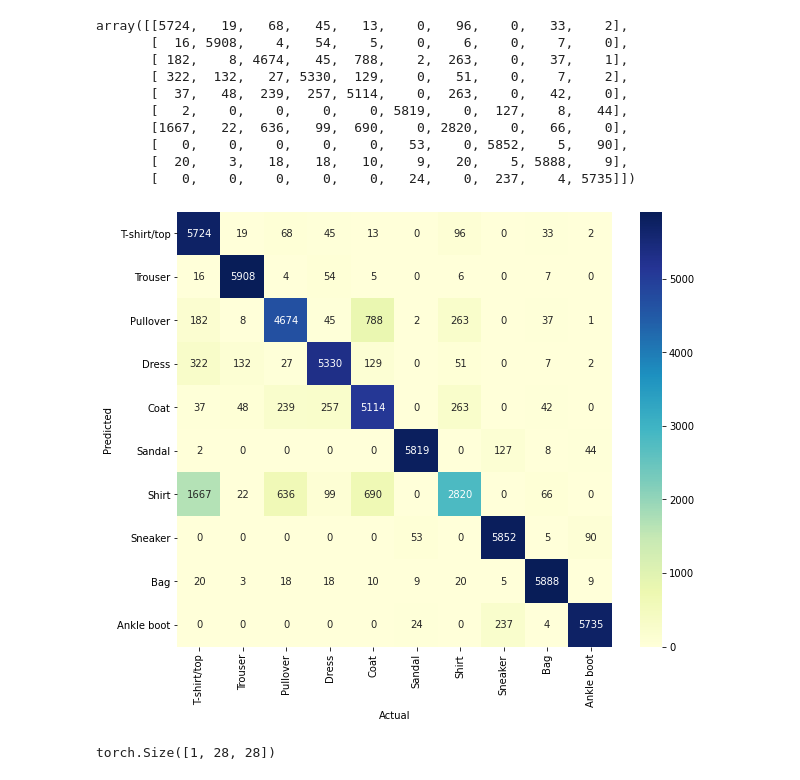
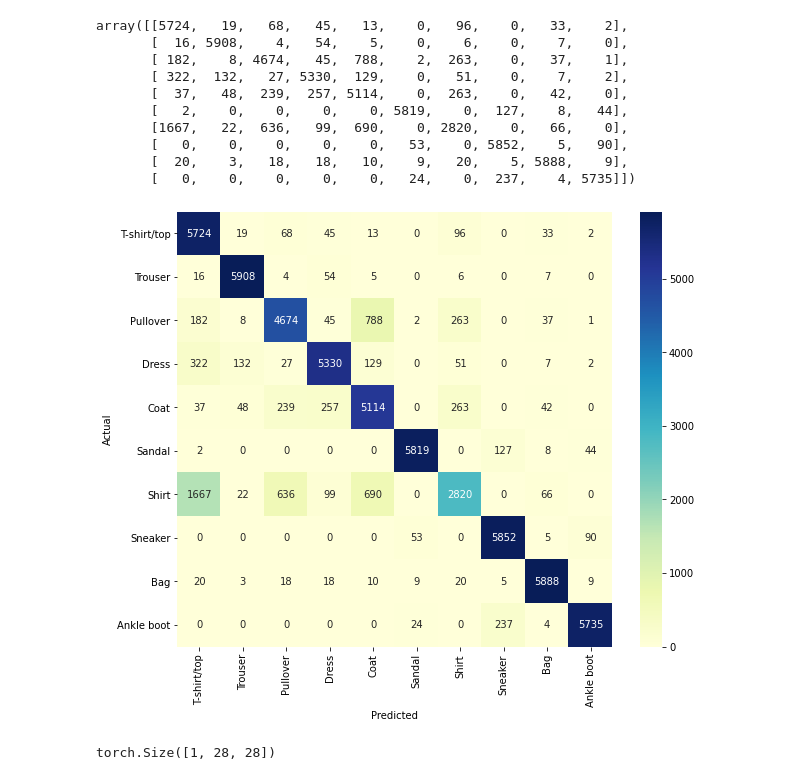
Before and after one commit to nitman118/pytorch, a Jupyter notebook: PyTorch Fundamentals/Fashion MNIST.ipynb, the cells around one changed output. Saved outputs shown, nothing was run; the diff lists cells and outputs as text; code cells hidden in the pictures.

```diff
--- a/PyTorch Fundamentals/Fashion MNIST.ipynb
+++ b/PyTorch Fundamentals/Fashion MNIST.ipynb
@@ -332,10 +332,10 @@ df_cm = pd.DataFrame(cm, index = names,
 # %%
 plt.figure(figsize = (10,8))
 sn.heatmap(df_cm, annot=True, square = True, fmt='g',cmap="YlGnBu");  #https://seaborn.pydata.org/generated/seaborn.heatmap.html
-plt.xlabel('Actual');
-plt.ylabel('Predicted');
+plt.xlabel('Predicted');
+plt.ylabel('Actual');
 # %% [output]
-[figure, old version]
+[figure, new version]
 # %%
 sample = next(iter(train_set))
 image, label = sample
```
